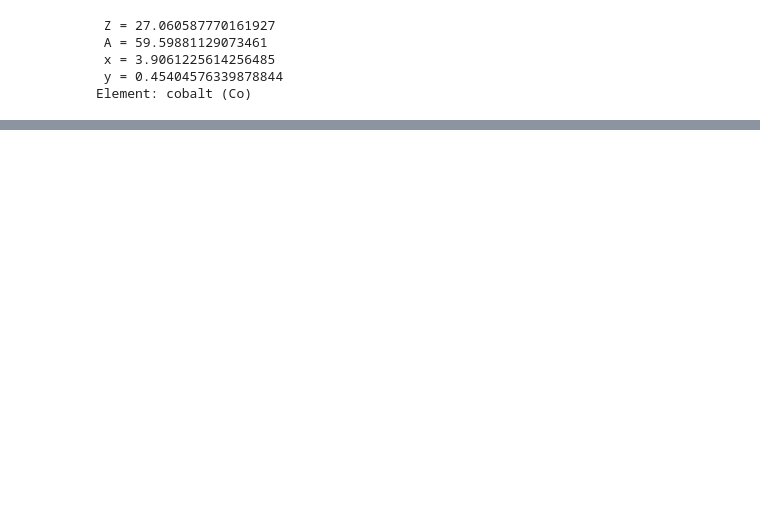
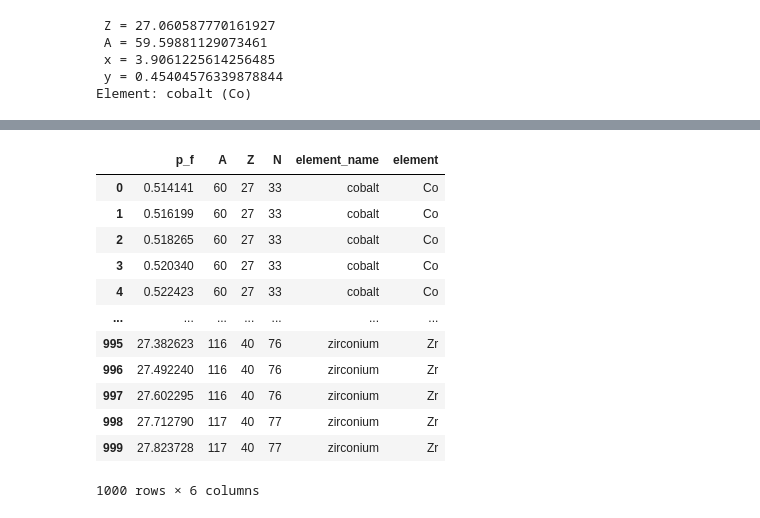
Before and after one commit to Burpsploit/Computational_NuclearPhysics, a Jupyter notebook: Outer_crust/Crust.ipynb, the cells around one changed output, grey strips where cells are left out. Saved outputs shown, nothing was run; the diff lists cells and outputs as text; code cells hidden in the pictures; blank space fills up the shorter version.

```diff
--- a/Outer_crust/Crust.ipynb
+++ b/Outer_crust/Crust.ipynb
@@ -12,6 +32,10 @@ a_s = 17.53638
 a_c = 0.71363
 a_a = 23.37837
 d_m = 939.565 - 938.272 # m_n - m_p
+
+# Constants
+hbarc = 197.327 # MeV fm
+mc2 = 939 # MeV
 # %%
 def y(x):
     return np.sqrt(a_s/(2*a_c*x**3))
@@ -34,0 +200,16 @@ Element: cobalt (Co)
+# %%
+df_results
+# %% [output]
+|  | p_f | A | Z | N | element_name | element |
+| 0 | 0.514141 | 60 | 27 | 33 | cobalt | Co |
+| 1 | 0.516199 | 60 | 27 | 33 | cobalt | Co |
+| 2 | 0.518265 | 60 | 27 | 33 | cobalt | Co |
+| 3 | 0.520340 | 60 | 27 | 33 | cobalt | Co |
+| 4 | 0.522423 | 60 | 27 | 33 | cobalt | Co |
+| ... | ... | ... | ... | ... | ... | ... |
+| 995 | 27.382623 | 116 | 40 | 76 | zirconium | Zr |
+| 996 | 27.492240 | 116 | 40 | 76 | zirconium | Zr |
+| 997 | 27.602295 | 116 | 40 | 76 | zirconium | Zr |
+| 998 | 27.712790 | 117 | 40 | 77 | zirconium | Zr |
+| 999 | 27.823728 | 117 | 40 | 77 | zirconium | Zr |
+1000 rows × 6 columns
```
Also changed, not shown: parts of 13 cells of this notebook.
